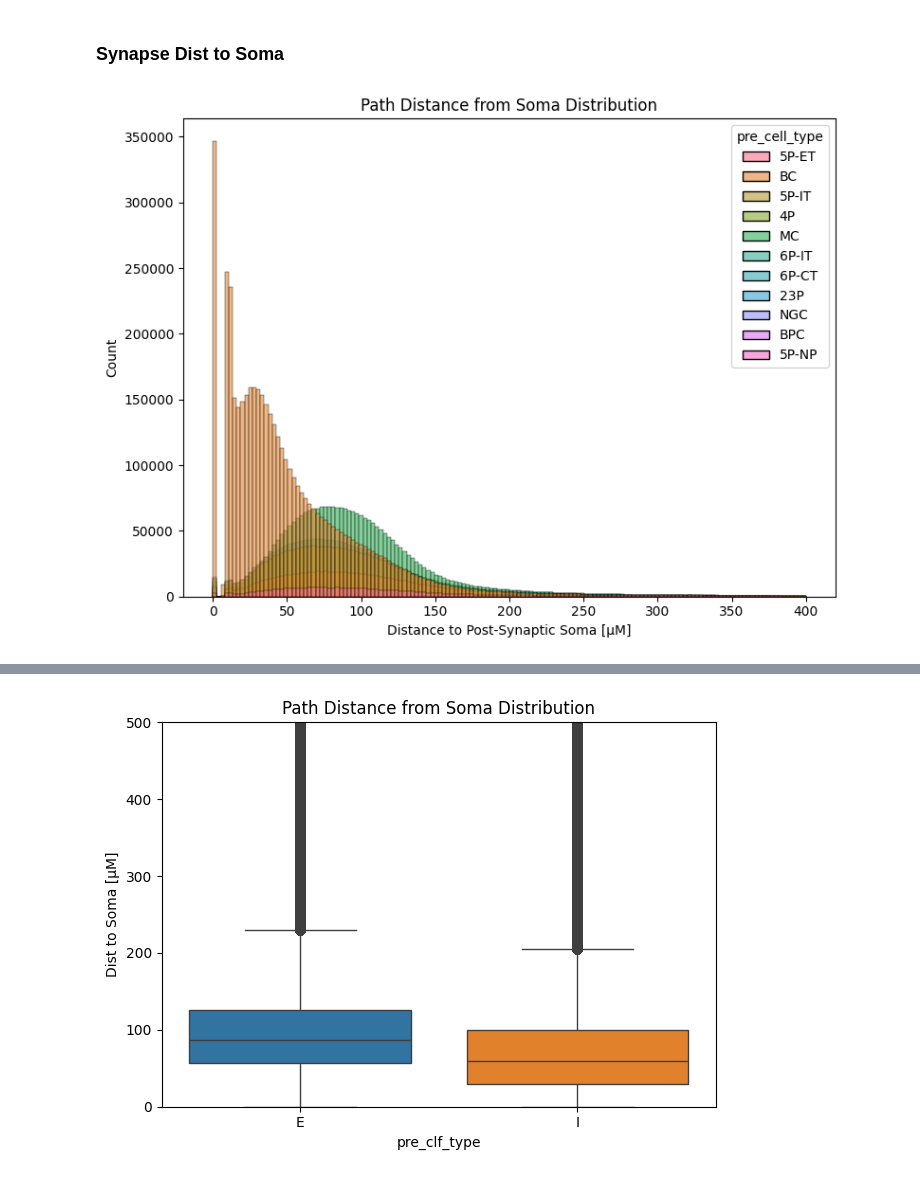
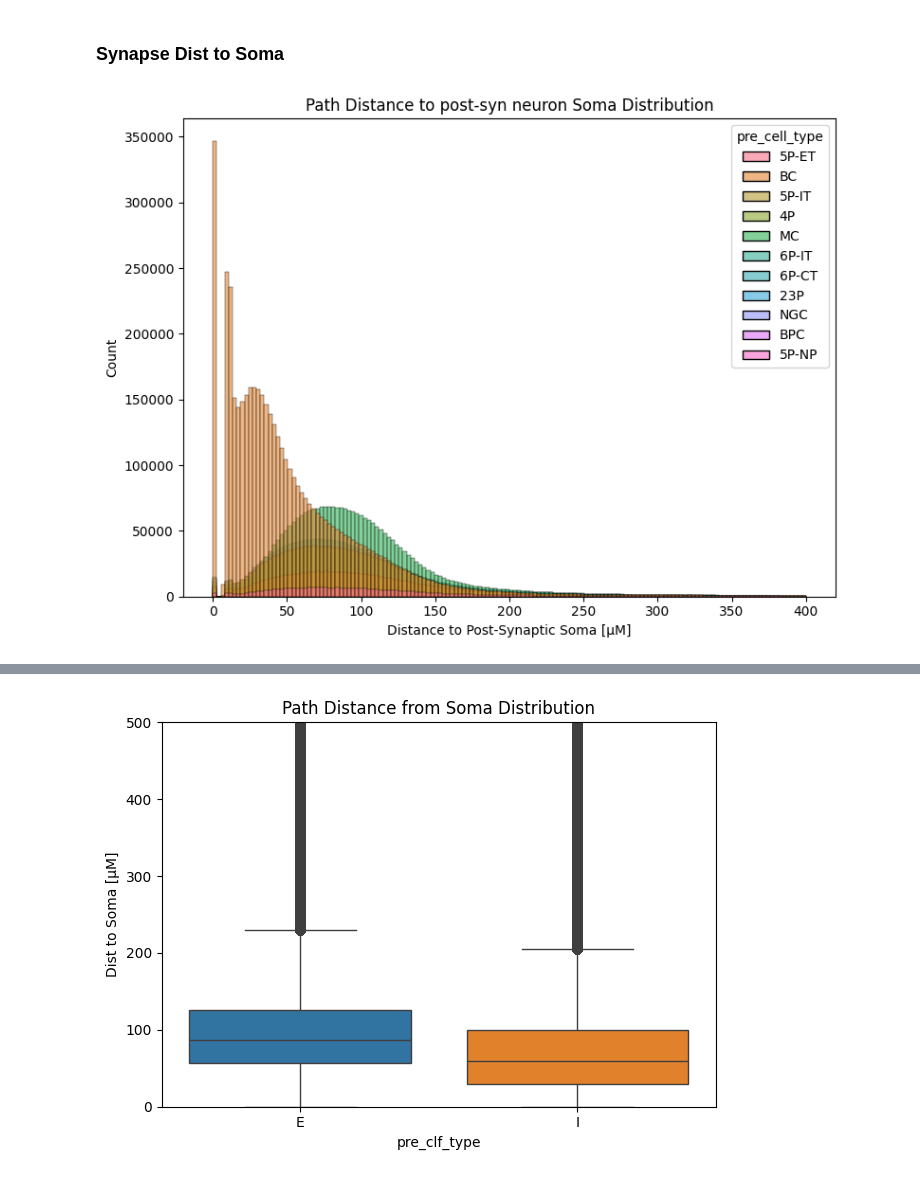
Before and after one commit to deangeckt/Dendro-Synaptome, a Jupyter notebook: analysis/connectome_synapses_exploration.ipynb, the cells around one changed output, grey strips where cells are left out. Saved outputs shown, nothing was run; the diff lists cells and outputs as text; code cells hidden in the pictures.

```diff
--- a/analysis/connectome_synapses_exploration.ipynb
+++ b/analysis/connectome_synapses_exploration.ipynb
@@ -31,10 +31,10 @@ em_syn_df.head()
 # %%
 fig, ax = plt.subplots(figsize=(8, 6))
 sns.histplot(data=em_syn_df, x="dist_to_post_syn_soma", hue="pre_cell_type",bins=150,
              multiple="layer", alpha=0.6, binrange=(0, 400), ax=ax)
-ax.set_title("Path Distance from Soma Distribution (based on post synaptic neuron type)");
+ax.set_title("Path Distance to post-syn neuron Soma Distribution");
 ax.set_xlabel("Distance to Post-Synaptic Soma [µM]");ax.set_ylabel("Count")
 plt.tight_layout();plt.show()
 # TODO: 11 plots - per POST - syn type.
 # %% [output]
-[figure, old version]
+[figure, new version]
```
Also changed, not shown: parts of 6 cells of this notebook, 8 other files.
